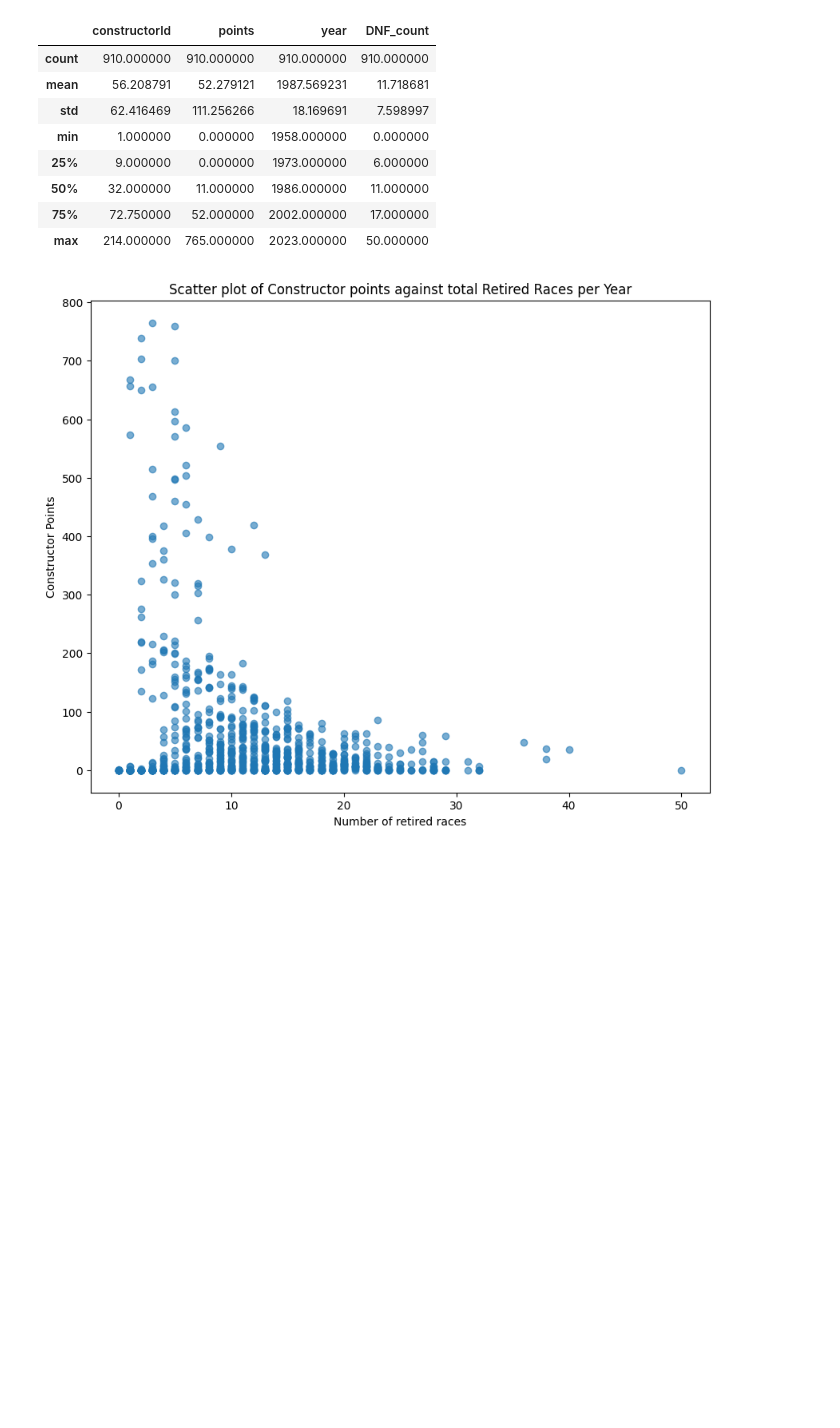
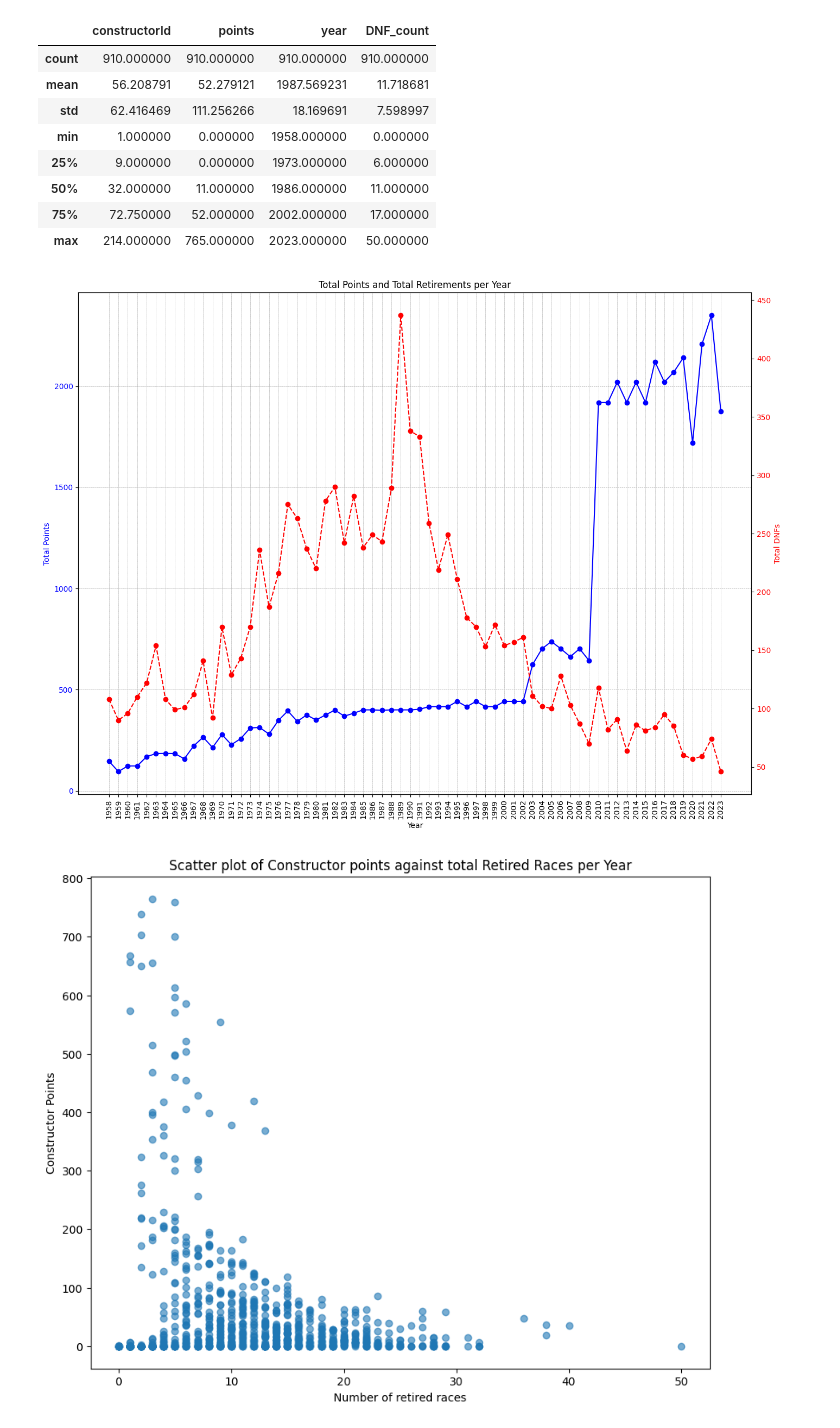
Before and after one commit to MacBeth-M/Capstone, a Jupyter notebook: DNF.ipynb, the cells around one changed output. Cells and saved outputs as stored; diff of their text form; code cells hidden in the pictures; blank space fills up the shorter version.

Commit message:
new plot

```diff
--- a/DNF.ipynb
+++ b/DNF.ipynb
@@ -496,6 +483,37 @@ reg_df.describe()
 | 50% | 32.000000 | 11.000000 | 1986.000000 | 11.000000 |
 | 75% | 72.750000 | 52.000000 | 2002.000000 | 17.000000 |
 | max | 214.000000 | 765.000000 | 2023.000000 | 50.000000 |
+# %%
+# Group by year, sum  'points' and 'DNF_count'
+grouped_data = reg_df.groupby('year').agg({'points': 'sum', 'DNF_count': 'sum'}).reset_index()
+
+# Create a figure and axis object
+fig, ax1 = plt.subplots(figsize=(16, 12))
+
+# Plot total points per year
+ax1.set_xlabel('Year')
+ax1.set_ylabel('Total Points', color='blue')
+ax1.plot(grouped_data['year'], grouped_data['points'], color='blue', marker='o', label='Total Points')
+ax1.tick_params(axis='y', labelcolor='blue')
+
+# Make sure every year has its own tick on the x-axis
+ax1.set_xticks(grouped_data['year'])
+ax1.set_xticklabels(grouped_data['year'], rotation=90)
+
+# Add a grid
+ax1.grid(True, which='both', linestyle='--', linewidth=0.5)
+
+# Create a second y-axis for total DNFs
+ax2 = ax1.twinx()
+ax2.set_ylabel('Total DNFs', color='red')
+ax2.plot(grouped_data['year'], grouped_data['DNF_count'], color='red', marker='o', linestyle='--', label='Total DNFs')
+ax2.tick_params(axis='y', labelcolor='red')
+
+# Set title and show plot
+plt.title('Total Points and Total Retirements per Year')
+plt.show()
+# %% [output]
+[figure, added]
 # %%
 plt.figure(figsize = (10,8))
 plt.scatter(reg_df['DNF_count'], reg_df['points'], alpha = 0.6)
```
Also changed, not shown: parts of 3 cells of this notebook.
